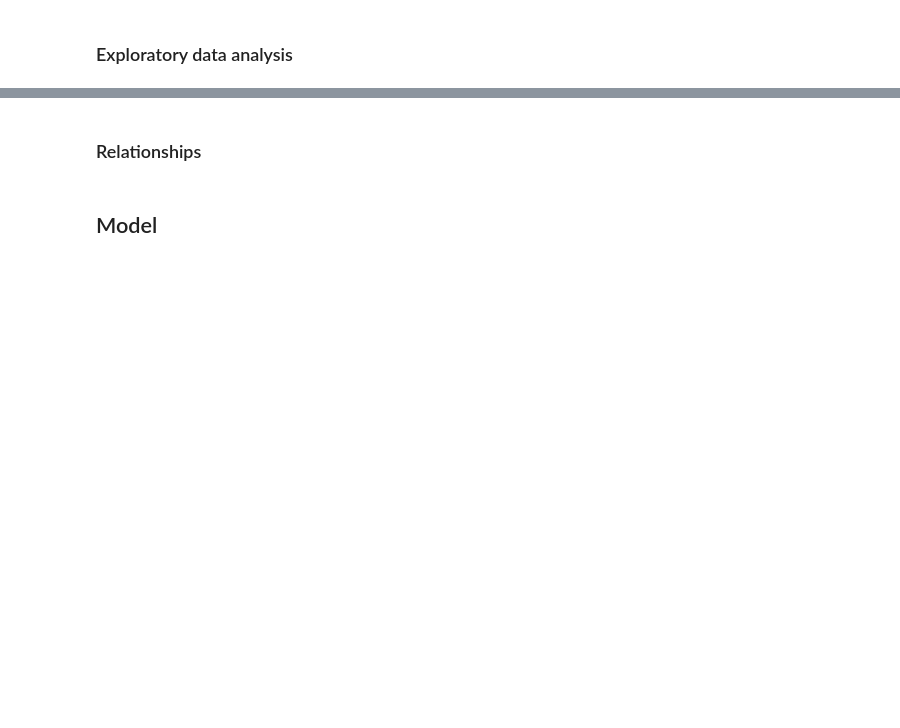
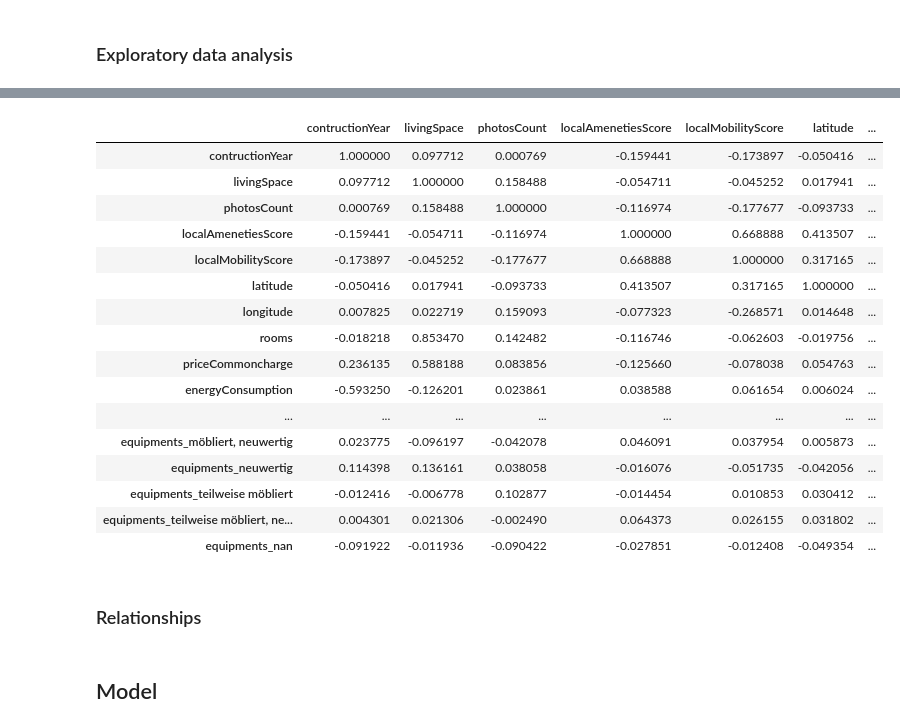
Before and after one commit to hdm-statistik-lpj/project, a Jupyter notebook: notebooks/draft-analysis.ipynb, the cells around one changed output, grey strips where cells are left out. Saved outputs shown, nothing was run; the diff lists cells and outputs as text; code cells hidden in the pictures; blank space fills up the shorter version.

```diff
--- a/notebooks/draft-analysis.ipynb
+++ b/notebooks/draft-analysis.ipynb
@@ -200,5 +177,25 @@ alt.Chart(df_correct_vis).mark_circle().encode(
 # %% [output]
 [interactive output not drawn]
+# %%
+df_correct.corr(numeric_only=True).style.background_gradient(cmap="Blues")
+# %% [output]
+|  | contructionYear | livingSpace | photosCount | localAmenetiesScore | localMobilityScore | latitude | ... |
+| contructionYear | 1.000000 | 0.097712 | 0.000769 | -0.159441 | -0.173897 | -0.050416 | ... |
+| livingSpace | 0.097712 | 1.000000 | 0.158488 | -0.054711 | -0.045252 | 0.017941 | ... |
+| photosCount | 0.000769 | 0.158488 | 1.000000 | -0.116974 | -0.177677 | -0.093733 | ... |
+| localAmenetiesScore | -0.159441 | -0.054711 | -0.116974 | 1.000000 | 0.668888 | 0.413507 | ... |
+| localMobilityScore | -0.173897 | -0.045252 | -0.177677 | 0.668888 | 1.000000 | 0.317165 | ... |
+| latitude | -0.050416 | 0.017941 | -0.093733 | 0.413507 | 0.317165 | 1.000000 | ... |
+| longitude | 0.007825 | 0.022719 | 0.159093 | -0.077323 | -0.268571 | 0.014648 | ... |
+| rooms | -0.018218 | 0.853470 | 0.142482 | -0.116746 | -0.062603 | -0.019756 | ... |
+| priceCommoncharge | 0.236135 | 0.588188 | 0.083856 | -0.125660 | -0.078038 | 0.054763 | ... |
+| energyConsumption | -0.593250 | -0.126201 | 0.023861 | 0.038588 | 0.061654 | 0.006024 | ... |
+| ... | ... | ... | ... | ... | ... | ... | ... |
+| equipments_möbliert, neuwertig | 0.023775 | -0.096197 | -0.042078 | 0.046091 | 0.037954 | 0.005873 | ... |
+| equipments_neuwertig | 0.114398 | 0.136161 | 0.038058 | -0.016076 | -0.051735 | -0.042056 | ... |
+| equipments_teilweise möbliert | -0.012416 | -0.006778 | 0.102877 | -0.014454 | 0.010853 | 0.030412 | ... |
+| equipments_teilweise möbliert, ne... | 0.004301 | 0.021306 | -0.002490 | 0.064373 | 0.026155 | 0.031802 | ... |
+| equipments_nan | -0.091922 | -0.011936 | -0.090422 | -0.027851 | -0.012408 | -0.049354 | ... |
 # %% [markdown]
 ### Relationships
 # %% [markdown]
```
Also changed, not shown: parts of 7 cells of this notebook.
